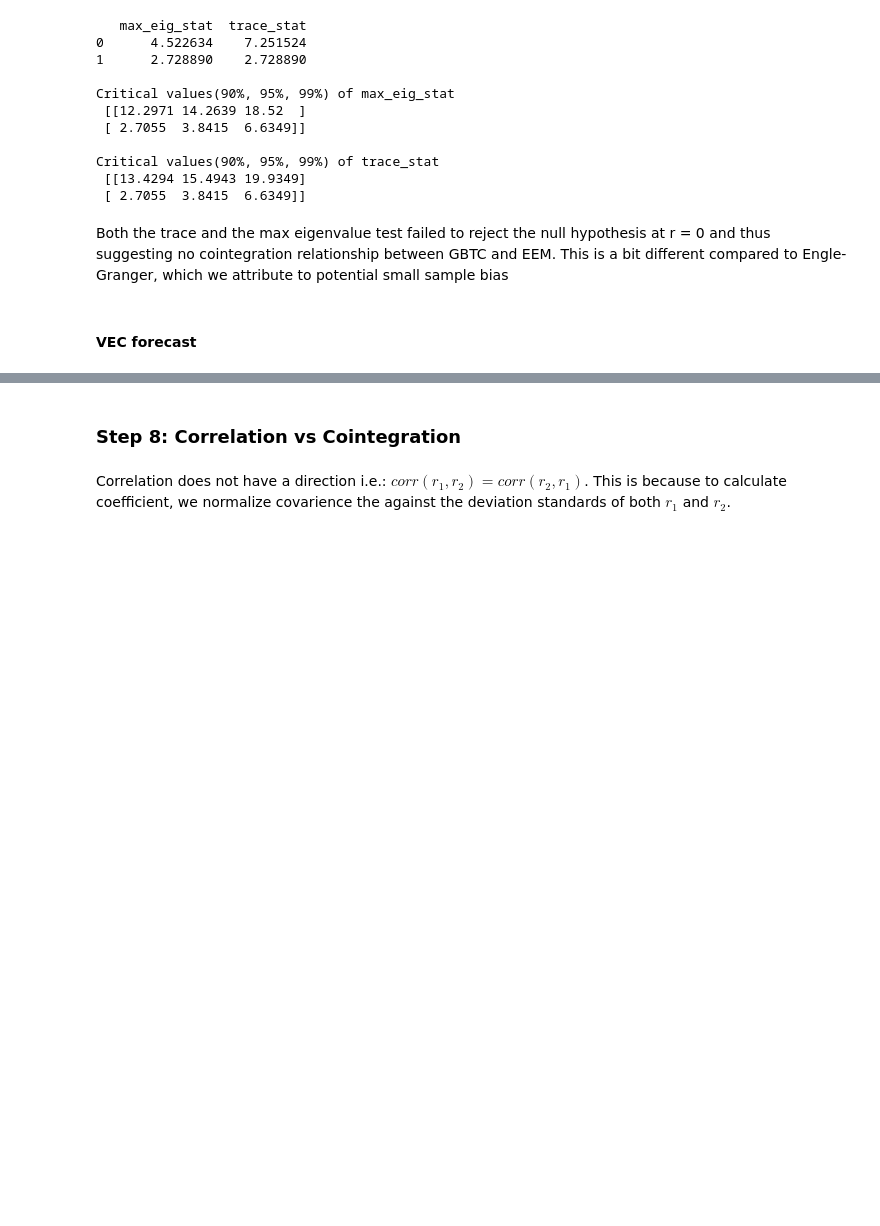
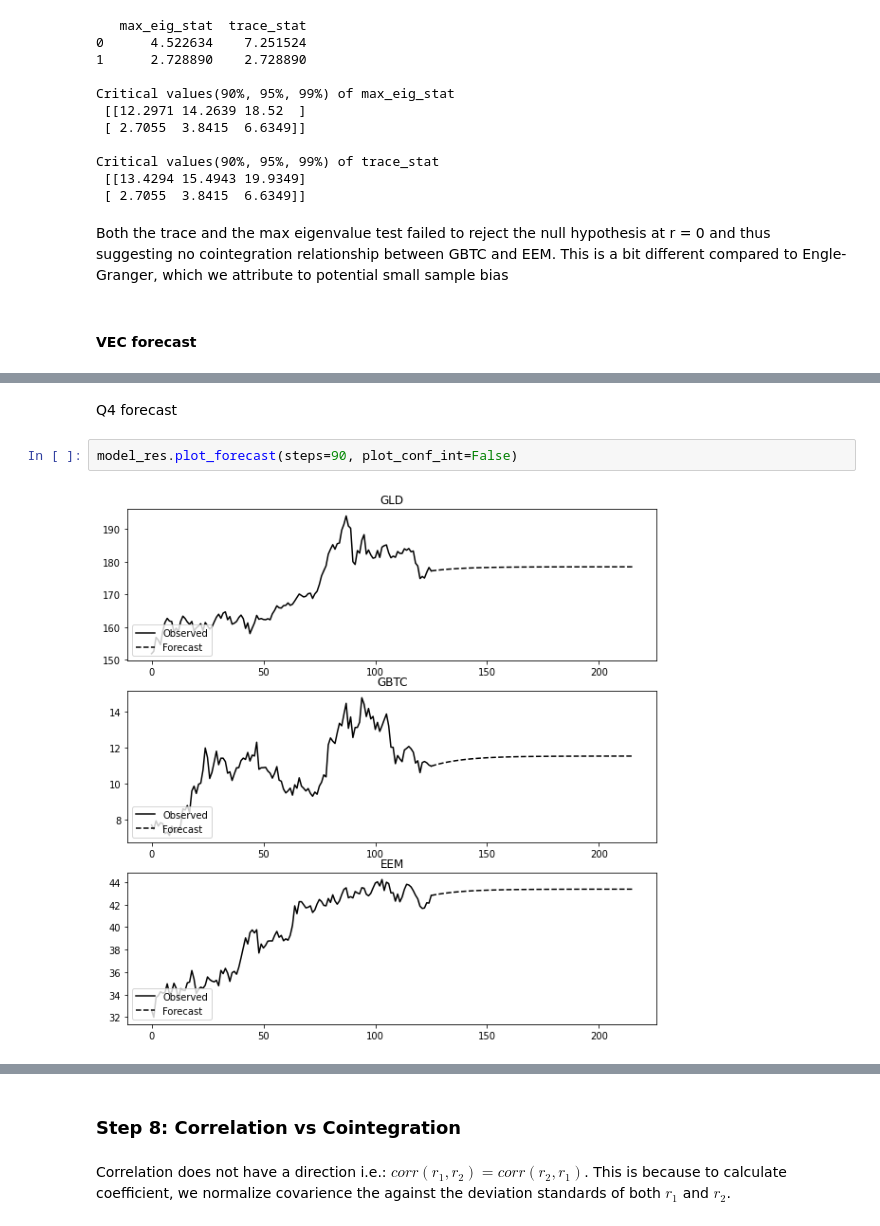
Before and after one commit to ngohienduong/WQU-Econ, a Jupyter notebook: W5.ipynb, the cells around one changed output, grey strips where cells are left out. Drawn from its saved outputs; the diff is of its cells as text; blank space fills up the shorter version.

```diff
--- a/W5.ipynb
+++ b/W5.ipynb
@@ -635,0 +673,6 @@ Both the trace and the max eigenvalue test failed to reject the null hypothesis
+# %% [markdown]
+Q4 forecast
+# %%
+model_res.plot_forecast(steps=90, plot_conf_int=False)
+# %% [output]
+[figure, added]
```
Also changed, not shown: parts of 13 cells of this notebook.
